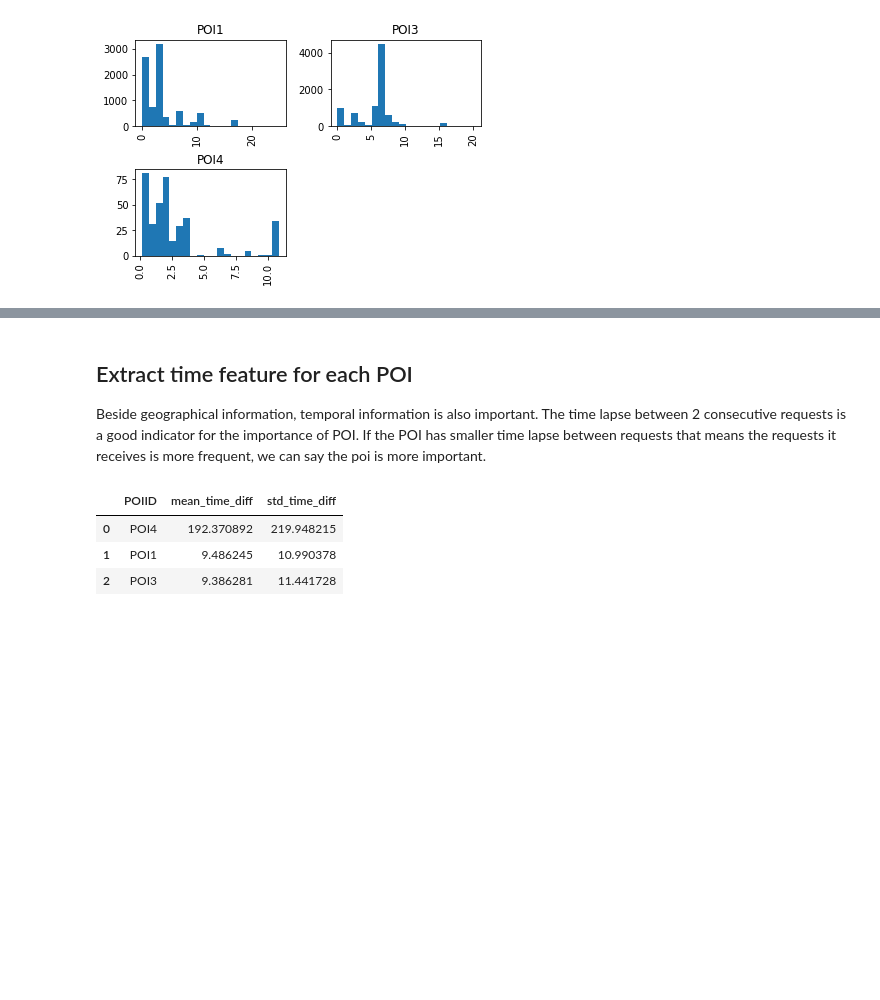
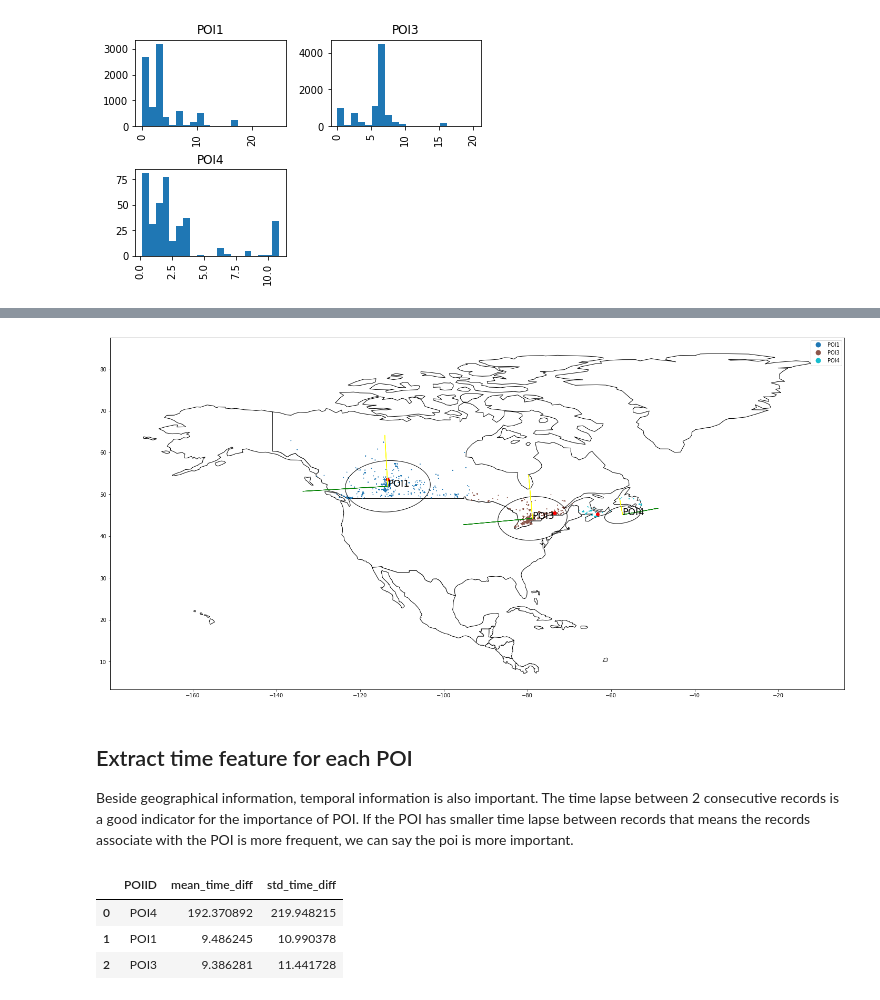
Before and after one commit to egginsect/eqworks-challenge, a Jupyter notebook: EQWorksWorkSample.ipynb, the cells around one changed output, grey strips where cells are left out. Cells and saved outputs as stored; diff of their text form; code cells hidden in the pictures; blank space fills up the shorter version.

Commit message:
Add visualization of PCA

```diff
--- a/EQWorksWorkSample.ipynb
+++ b/EQWorksWorkSample.ipynb
@@ -64,11 +64,14 @@ data = data.join(labelled, '_ID')
 we'd like to see statistics to see the characteristic of each POI
 # %%
 #Compute Distance statistics
-poi_statistics = (labelled
+poi_statistics = (data
                   .groupby('POIID')
-                  .agg(F.stddev('distance').alias('distance_stddev'),
+                  .agg(F.mean('Latitude').alias('mean_lat'),
+                       F.mean('Longitude').alias('mean_long'),
+                       F.stddev('distance').alias('distance_stddev'),
                        F.mean('distance').alias('distance_mean'),
-                       F.max('distance').alias('request_radius'),
-                       F.count('_ID').alias('num_requests')).cache())
-poi_statistics.show()
+                       F.max('distance').alias('record_radius'),
+                       F.count('_ID').alias('num_records')).cache())
+poi_statistics_pd = poi_statistics.toPandas()
+poi_statistics_pd
 # %% [output]
@@ -187,8 +190,27 @@ pca_models_pd = (pd.DataFrame([(key, *val.singular_values_.tolist(), *val.explai
+# %%
+from matplotlib.patches import Ellipse
+
+ax = world[world['continent']=='North America'].plot(color='white', edgecolor='black', figsize=(25,25))
+data_location_gdf_clipped.plot(ax=ax, column='POIID', markersize=0.7, legend=True)
+poi_gdf.plot(ax=ax, color='red')
+
+for poi_id, x, y in poi_statistics_pd[['POIID', 'mean_long', 'mean_lat']].to_numpy():
+    eig_vec = pca_models[poi_id].components_
+    eig_val = np.sqrt(pca_models[poi_id].singular_values_)
+    scaled_eng_vec = np.multiply(eig_vec.T, eig_val).T
+    rad = eig_vec[0][1]/eig_vec[0][0]
+    degree = np.degrees(np.arcsin(rad))
+    ax.add_artist(Ellipse((x,y), *eig_val, degree, fill=False))
+    ax.add_artist(plt.arrow(x,y, *scaled_eng_vec[0], color='green'))
+    ax.add_artist(plt.arrow(x,y, *scaled_eng_vec[1], color='yellow'))
+    ax.text(x, y, poi_id, fontsize=18)
+# %% [output]
+[figure, added]
 # %% [markdown]
 ## Extract time feature for each POI
 Beside geographical information, temporal information is also important.
-The time lapse between 2 consecutive requests is a good indicator for the importance of POI.
-If the POI has smaller time lapse between requests that means the requests it receives is more frequent, we can say the poi is more important.
+The time lapse between 2 consecutive records is a good indicator for the importance of POI.
+If the POI has smaller time lapse between records that means the records associate with the POI is more frequent, we can say the poi is more important.
 # %%
 time_window = Window.partitionBy('POIID').orderBy('unix_time')
 time_df = (data
```
Also changed, not shown: parts of 7 cells of this notebook.
